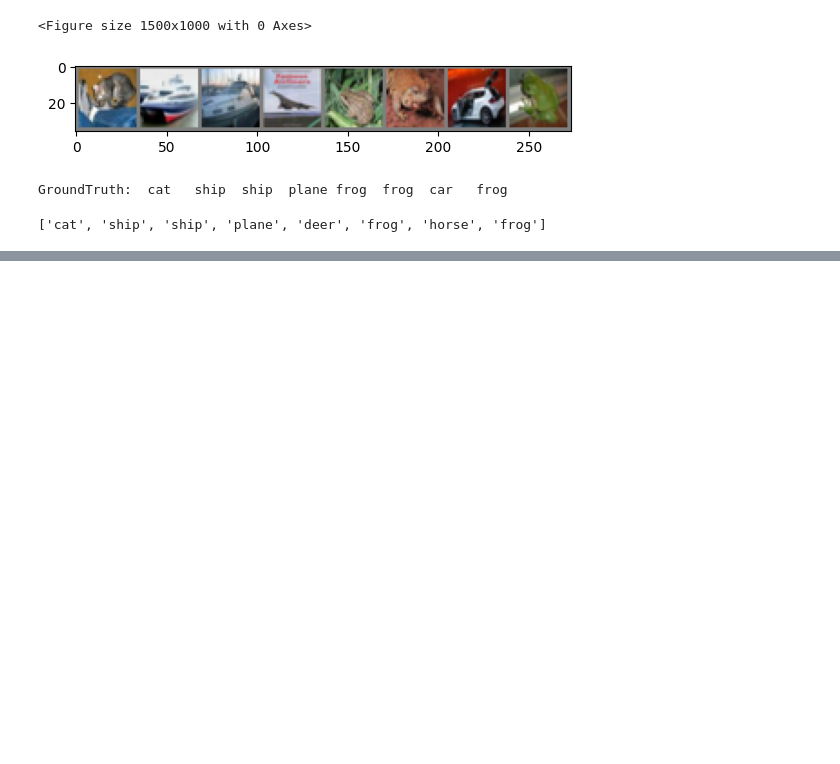
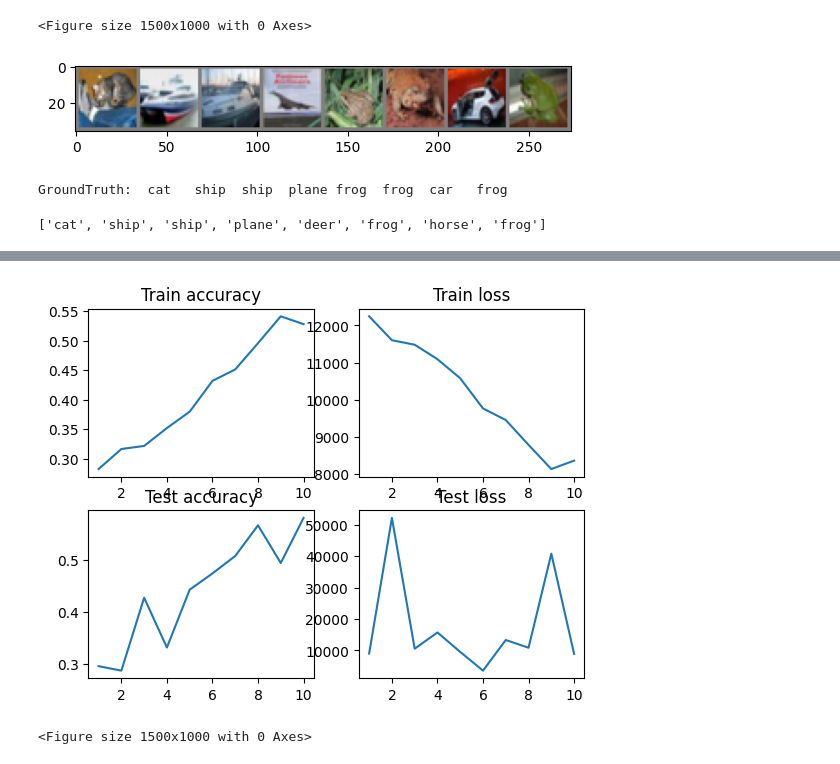
Before and after one commit to wwaihoe/computer-vision, a Jupyter notebook: image_classification.ipynb, the cells around one changed output, grey strips where cells are left out. Saved outputs shown, nothing was run; the diff lists cells and outputs as text; code cells hidden in the pictures; blank space fills up the shorter version.

Commit message:
added finetuning of pretrained model

```diff
--- a/image_classification.ipynb
+++ b/image_classification.ipynb
@@ -346,0 +428,3 @@ print([classes[labels[i]] for i in range(len(labels))])
+# %%
+#change final layer
+resnet_model.fc = nn.Linear(resnet_model.fc.in_features, len(classes))
@@ -346,0 +452,22 @@ print([classes[labels[i]] for i in range(len(labels))])
+# %%
+resnet_model = resnet_model.to(device)
+# %%
+learning_rate = 1e-3
+epochs = 10
+
+# Initialize the loss function
+loss_fn = nn.CrossEntropyLoss()
+optimizer = torch.optim.AdamW(resnet_model.parameters(), lr=learning_rate)
+# %%
+train_accuracy = []
+test_accuracy = []
+train_loss = []
+test_loss = []
+for i in range(epochs):
+  print(f"Epoch {i+1}")
+  train_loss_output, train_acc_output = train_loop(train_dataloader, resnet_model, loss_fn, optimizer)
+  test_loss_output, test_acc_output = test_loop(test_dataloader, resnet_model, loss_fn)
+  train_loss.append(train_loss_output)
+  train_accuracy.append(train_acc_output)
+  test_loss.append(test_loss_output)
+  test_accuracy.append(test_acc_output)
@@ -346,0 +492,16 @@ print([classes[labels[i]] for i in range(len(labels))])
+# %%
+fig, axs = plt.subplots(2, 2)
+plt.figure(figsize=(15, 10))
+indexes = [i for i in range(1, epochs+1)]
+axs[0, 0].plot(indexes, train_accuracy)
+axs[0, 0].set_title("Train accuracy")
+axs[0, 1].plot(indexes, train_loss)
+axs[0, 1].set_title("Train loss")
+axs[1, 0].plot(indexes, test_accuracy)
+axs[1, 0].set_title("Test accuracy")
+axs[1, 1].plot(indexes, test_loss)
+axs[1, 1].set_title("Test loss")
+fig.show()
+# %% [output]
+[figure, added]
+<Figure size 1500x1000 with 0 Axes>
```
Also changed, not shown: parts of 15 cells of this notebook.
